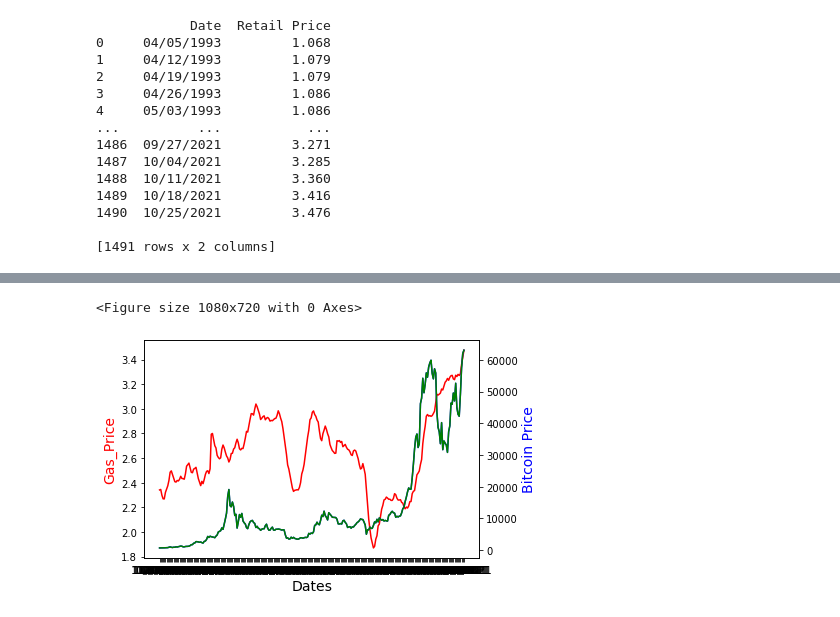
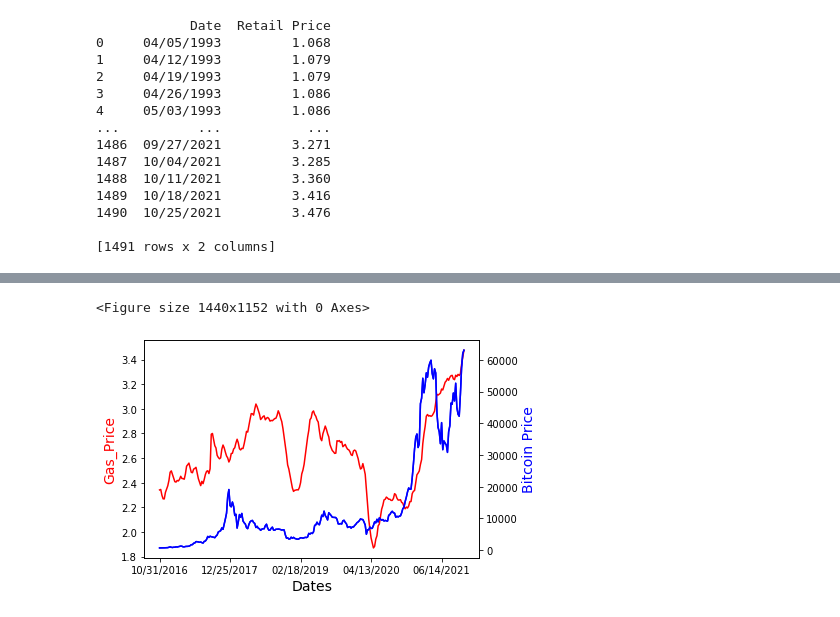
Before and after one commit to CharlotteC21/Cryptocurreny-Trend-Analysis-Group-Project, a Jupyter notebook: Bitcoin_vs_Gasprice.ipynb, the cells around one changed output, grey strips where cells are left out. Saved outputs shown, nothing was run; the diff lists cells and outputs as text; code cells hidden in the pictures.

```diff
--- a/Bitcoin_vs_Gasprice.ipynb
+++ b/Bitcoin_vs_Gasprice.ipynb
@@ -90,27 +92,32 @@ bitcoin_gasprice_df =bitcoin_gasprice_df.dropna()
-# %%
-dates = bitcoin_gasprice_df["Date"]
-bitcoin_price = bitcoin_gasprice_df["Bitcoin_price"]
-gas_price = bitcoin_gasprice_df["Gas_Price"]
-
-plt.figure(figsize=(15, 10))
-
-fig,ax = plt.subplots()
-
-ax.plot(dates, gas_price, color = "red")
-ax.set_xlabel("Dates",fontsize = 14)
-ax.set_ylabel("Gas_Price",color="red",fontsize = 14)
-
-
-ax2=ax.twinx()
-
-ax2.plot(dates, bitcoin_price, color="blue")
-ax2.set_ylabel("Bitcoin Price", color="blue", fontsize=14)
-plt.plot(dates, bitcoin_price, color="green", label="Bitcoin Price")
-
-
-plt.savefig("Output/gasprice1.png")
-plt.show()
-# %% [output]
-<Figure size 1080x720 with 0 Axes>
-[figure, removed]
+# %%
+#Creating a line plot to compare gasprice vs bitcoin price
+dates = bitcoin_gasprice_df["Date"]
+bitcoin_price = bitcoin_gasprice_df["Bitcoin_price"]
+gas_price = bitcoin_gasprice_df["Gas_Price"]
+
+
+plt.figure(figsize=(20, 16))
+
+fig = plt.figure()
+ax = fig.add_subplot(111)
+
+ax.plot(dates, gas_price, color = "red")
+ax.set_xlabel("Dates",fontsize = 14)
+ax.set_ylabel("Gas_Price",color="red",fontsize = 14)
+ax.set_xticks(np.arange(0, len(bitcoin_gasprice_df)+1, 180))
+
+
+ax2=ax.twinx()
+
+ax2.plot(dates, bitcoin_price, color="blue")
+ax2.set_ylabel("Bitcoin Price", color="blue", fontsize=14)
+plt.plot(dates, bitcoin_price, color="blue", label = "Bitcoin Price")
+ax2.set_xticks(np.arange(0, len(bitcoin_gasprice_df)+1, 60))
+
+plt.savefig("Output/gasprice1.png")
+
+plt.show()
+# %% [output]
+<Figure size 1440x1152 with 0 Axes>
+[figure, added]
 # %%
```
Also changed, not shown: parts of 3 cells of this notebook, 6 other files.
